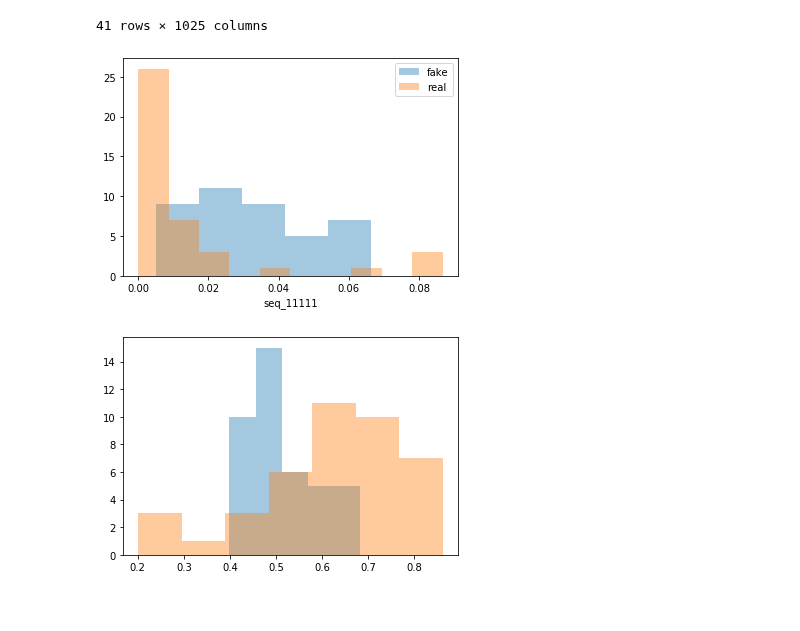
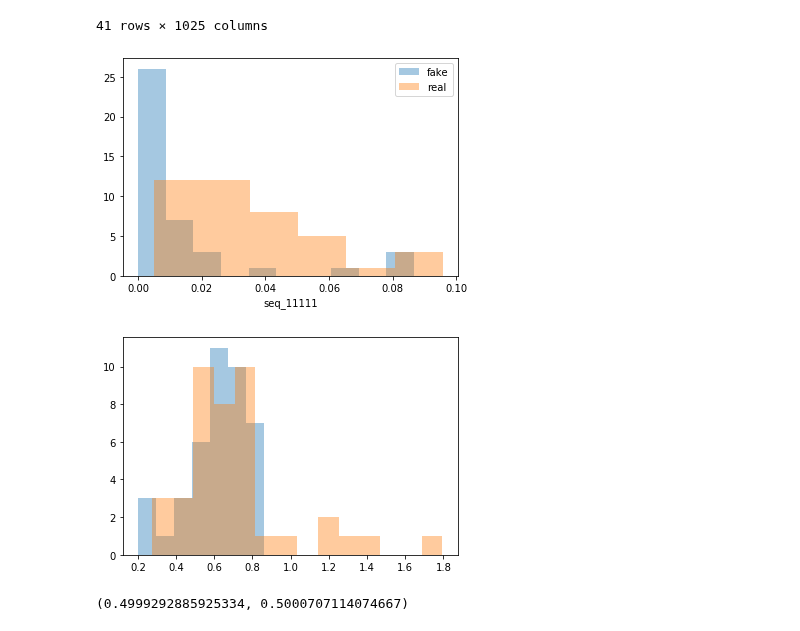
Before and after one commit to mlfa19/assignments, a Jupyter notebook: Module 2/Analyze Fake Coin Flips.ipynb, the cells around one changed output. Cells and saved outputs as stored; diff of their text form; code cells hidden in the pictures.

Commit message:
added an analysis of conditional probabilities

```diff
--- a/Module 2/Analyze Fake Coin Flips.ipynb
+++ b/Module 2/Analyze Fake Coin Flips.ipynb
@@ -1,14 +1,14 @@
 # %%
 import pandas as pd
 
-df = pd.read_csv('coin_flips.csv')
+df_fake = pd.read_csv('coin_flips.csv')
 # %%
 from random import randint
 def sample_random_flips(x):
     return ''.join(str(randint(0,1)) for _ in range(len(x)))
 
-df_fake = df.copy()
-df_fake['flips'] = df_fake['flips'].map(sample_random_flips)
+df_real = df_fake.copy()
+df_real['flips'] = df_fake['flips'].map(sample_random_flips)
 # %%
 #!pip install regex
 import regex as re
@@ -55,18 +55,18 @@ import seaborn as sns
 
 def make_seq_hists(seq):
     sns.distplot(df_fake['seq_' + seq], kde=False)
-    sns.distplot(df['seq_' + seq], kde=False)
+    sns.distplot(df_real['seq_' + seq], kde=False)
     plt.legend(['fake', 'real'])
     plt.show()
 
 make_seq_hists('11111')
 # %% [output]
-[figure, old version]
+[figure, new version]
 # %%
 # these are conditional probability plots could formalize them.
 # it might make sense to think of characterizing the population of fake versus population of real
 sns.distplot((df_fake['seq_001'] / df_fake['seq_00']).dropna(), kde=False)
-sns.distplot((df['seq_001'] / df['seq_00']).dropna(), kde=False)
+sns.distplot((df_real['seq_001'] / df['seq_00']).dropna(), kde=False)
 plt.show()
 # %% [output]
-[figure, old version]
+[figure, new version]
@@ -72,0 +82,4 @@ plt.show()
+# %%
+get_conditional_probs(df_real, '111111')
+# %% [output]
+(0.4999292885925334, 0.5000707114074667)
```
Also changed, not shown: parts of 2 cells of this notebook.
